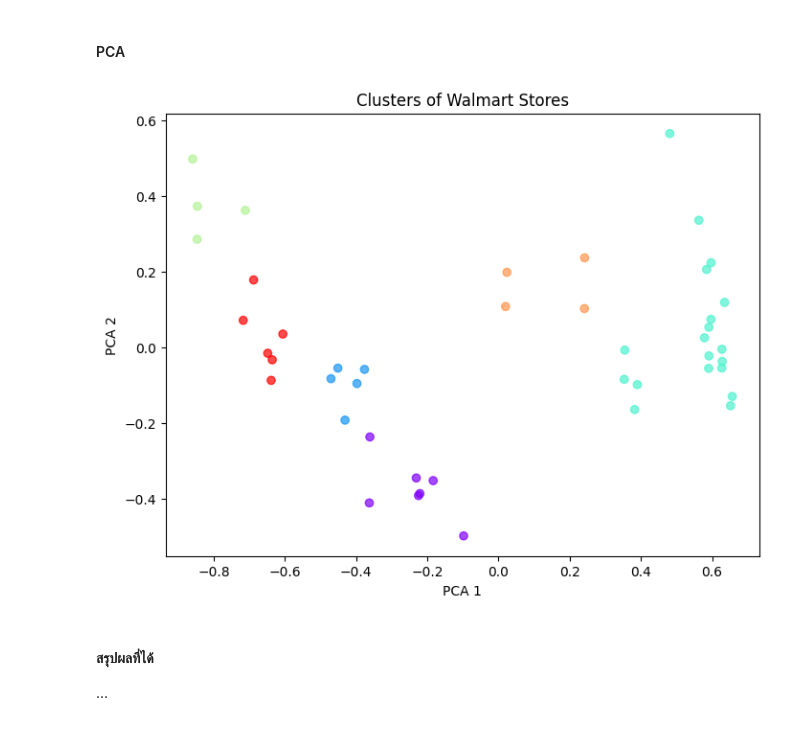
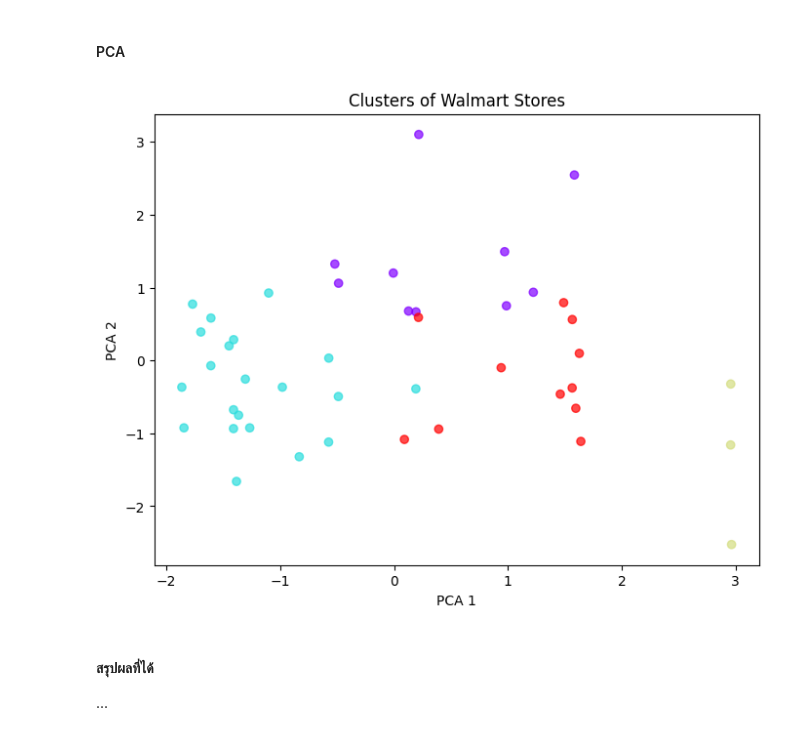
Before and after one commit to jangInw007/A4-Data-Analytics-and-Modeling, a Jupyter notebook: Group_A4_Data_Analytics_and_Modeling.ipynb, the cells around one changed output. Drawn from its saved outputs; the diff is of its cells as text; code cells hidden in the pictures.

Commit message:
Clustering ใกล้เสร็จละ

```diff
--- a/Group_A4_Data_Analytics_and_Modeling.ipynb
+++ b/Group_A4_Data_Analytics_and_Modeling.ipynb
@@ -380,2 +430,2 @@ from sklearn.decomposition import PCA
 # %%
-df['Sales_Per_Size'] = df['Weekly_Sales'] / df['Size']
+df2['Sales_Per_Size'] = df2['Weekly_Sales'] / df2['Size']
@@ -421,0 +432,3 @@ X = df_store_mean[features]
+# %%
+df_store_median = df2.drop(columns = ['Size','Weekly_Sales'])
+df_store_median.reset_index()
@@ -422,3 +453,14 @@ X = df_store_mean[features]
+# %%
+features = [
+    'CPI',
+    'Unemployment',
+    'Fuel_Price',
+    'Sales_Per_Size'
+      # 'Weekly_Sales',
+    # 'Size'
+    ]
+
+X = df_store_median[features]
 # %% [markdown]
 #### Normalize
 # %%
@@ -481,9 +557,9 @@ add data
 
 #ใช้ K = 2
 #add cluster in rawdata
-kmeans = KMeans(n_clusters=6, random_state=42)
-df_store_mean['Cluster_sd'] = kmeans.fit_predict(X_sd)
-df_store_mean['Cluster_mm'] = kmeans.fit_predict(X_mm)
+kmeans = KMeans(n_clusters=4, random_state=42)
+df_store_median['Cluster_sd'] = kmeans.fit_predict(X_sd)
+df_store_median['Cluster_mm'] = kmeans.fit_predict(X_mm)
 # %% [markdown]
 #### Gruop by cluster
 # %% [markdown]
@@ -575,16 +643,16 @@ print(predicted_cluster)
 #### PCA
 # %%
 pca = PCA(n_components=2)
-components = pca.fit_transform(X_mm)
+components = pca.fit_transform(X_sd)
 
 plt.figure(figsize=(8,6))
-plt.scatter(components[:,0], components[:,1], c=df_store_mean['Cluster_mm'], cmap='rainbow', alpha=0.7)
+plt.scatter(components[:,0], components[:,1], c=df_store_median['Cluster_sd'], cmap='rainbow', alpha=0.7)
 plt.xlabel('PCA 1')
 plt.ylabel('PCA 2')
 plt.title('Clusters of Walmart Stores')
 plt.show()
 # %% [output]
-[figure, old version]
+[figure, new version]
 # %% [markdown]
 #### สรุปผลที่ได้
 ...
```
Also changed, not shown: parts of 15 cells of this notebook.
